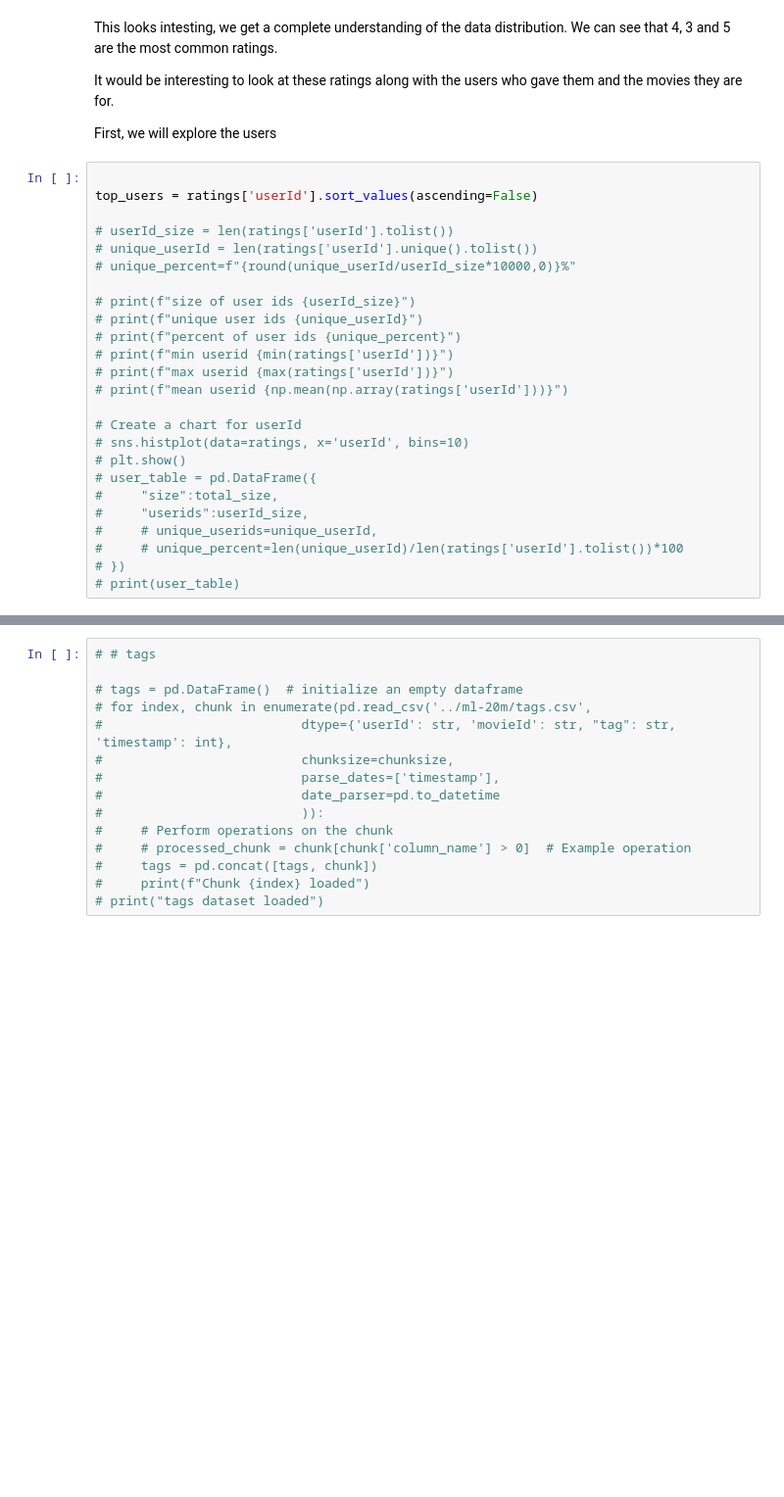
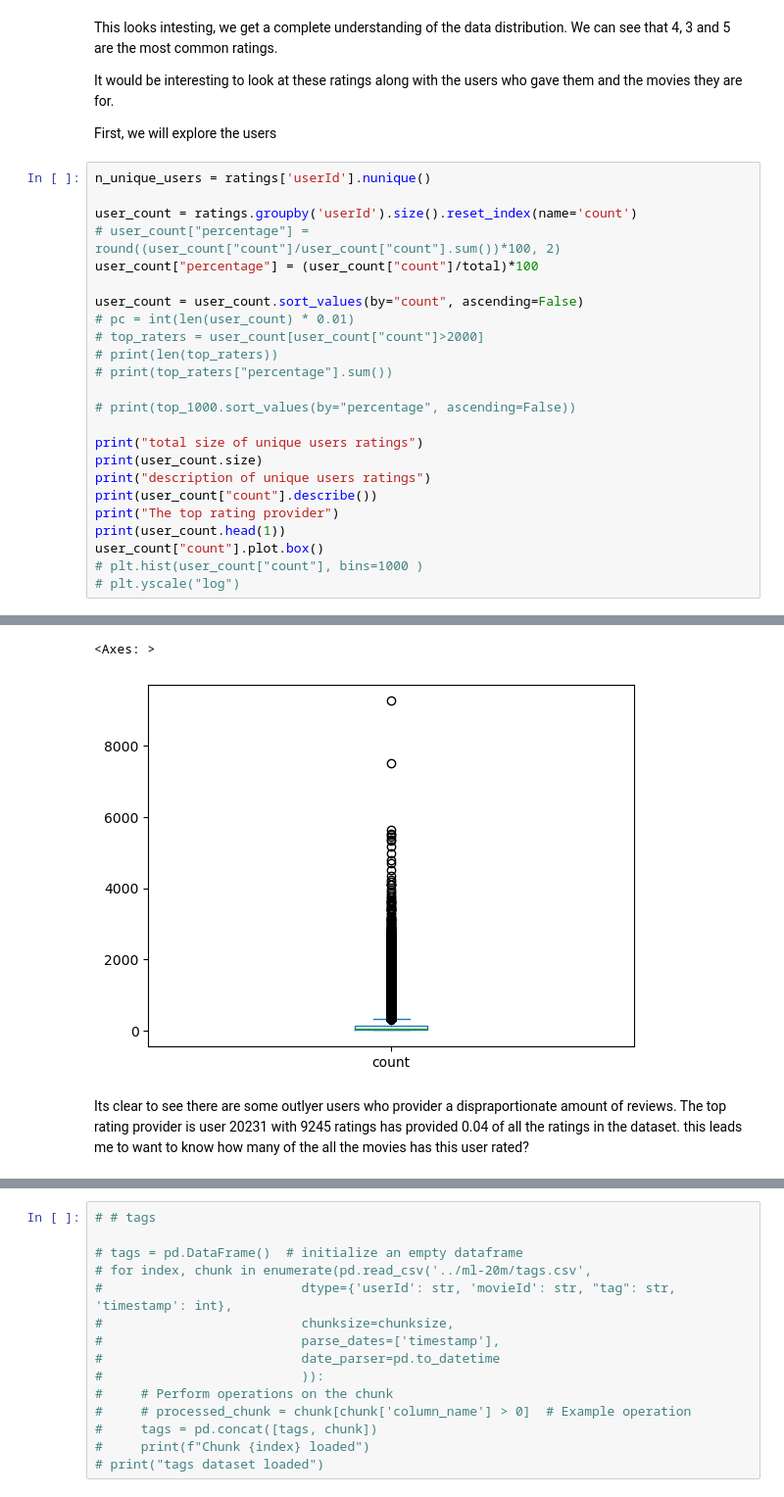
Before and after one commit to padraicohora/movie-recommendation, a Jupyter notebook: exploration.ipynb, the cells around one changed output, grey strips where cells are left out. Shown at 98% size. Drawn from its saved outputs; the diff is of its cells as text; blank space fills up the shorter version.

Commit message:
created user, movie and time charts and tables

```diff
--- a/exploration.ipynb
+++ b/exploration.ipynb
@@ -237,27 +213,27 @@ It would be interesting to look at these ratings along with the users who gave t
 
 First, we will explore the users
 # %%
+n_unique_users = ratings['userId'].nunique()
 
-top_users = ratings['userId'].sort_values(ascending=False)
+user_count = ratings.groupby('userId').size().reset_index(name='count')
+# user_count["percentage"] = round((user_count["count"]/user_count["count"].sum())*100, 2)
+user_count["percentage"] = (user_count["count"]/total)*100
 
-# userId_size = len(ratings['userId'].tolist())
-# unique_userId = len(ratings['userId'].unique().tolist())
-# unique_percent=f"{round(unique_userId/userId_size*10000,0)}%"
+user_count = user_count.sort_values(by="count", ascending=False)
+# pc = int(len(user_count) * 0.01)
+# top_raters = user_count[user_count["count"]>2000]
+# print(len(top_raters))
+# print(top_raters["percentage"].sum())
 
-# print(f"size of user ids {userId_size}")
-# print(f"unique user ids {unique_userId}")
-# print(f"percent of user ids {unique_percent}")
-# print(f"min userid {min(ratings['userId'])}")
-# print(f"max userid {max(ratings['userId'])}")
-# print(f"mean userid {np.mean(np.array(ratings['userId']))}")
+# print(top_1000.sort_values(by="percentage", ascending=False))
 
-# Create a chart for userId
-# sns.histplot(data=ratings, x='userId', bins=10)
-# plt.show()
-# user_table = pd.DataFrame({
-#     "size":total_size,
-#     "userids":userId_size,
-#     # unique_userids=unique_userId,
-#     # unique_percent=len(unique_userId)/len(ratings['userId'].tolist())*100
-# })
-# print(user_table)
+print("total size of unique users ratings")
+print(user_count.size)
+print("description of unique users ratings")
+print(user_count["count"].describe())
+print("The top rating provider")
+print(user_count.head(1))
+user_count["count"].plot.box()
+# plt.hist(user_count["count"], bins=1000 )
+# plt.yscale("log")
+# %% [output]
@@ -263,0 +258,4 @@ top_users = ratings['userId'].sort_values(ascending=False)
+<Axes: >
+[figure, added]
+# %% [markdown]
+Its clear to see there are some outlyer users who provider a dispraportionate amount of reviews. The top rating provider is user 20231 with 9245 ratings has provided 0.04 of all the ratings in the dataset. this leads me to want to know how many of the all the movies has this user rated?
```
Also changed, not shown: parts of 14 cells of this notebook.
